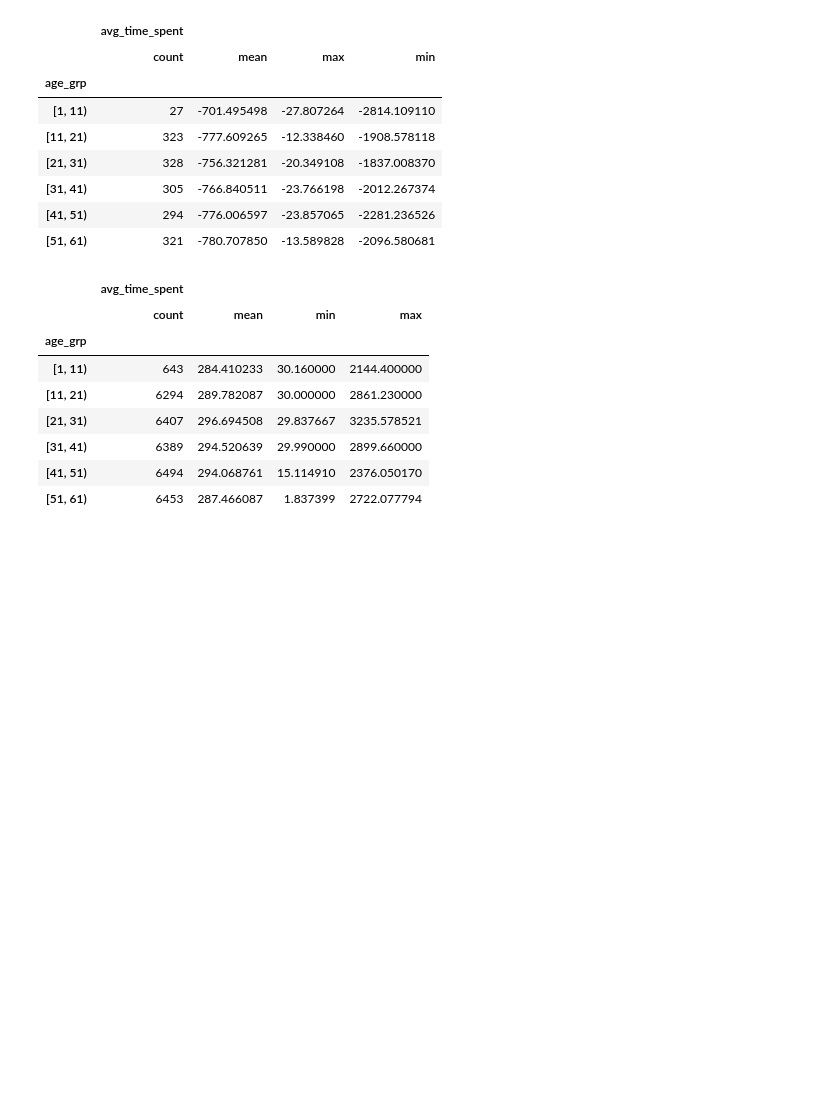
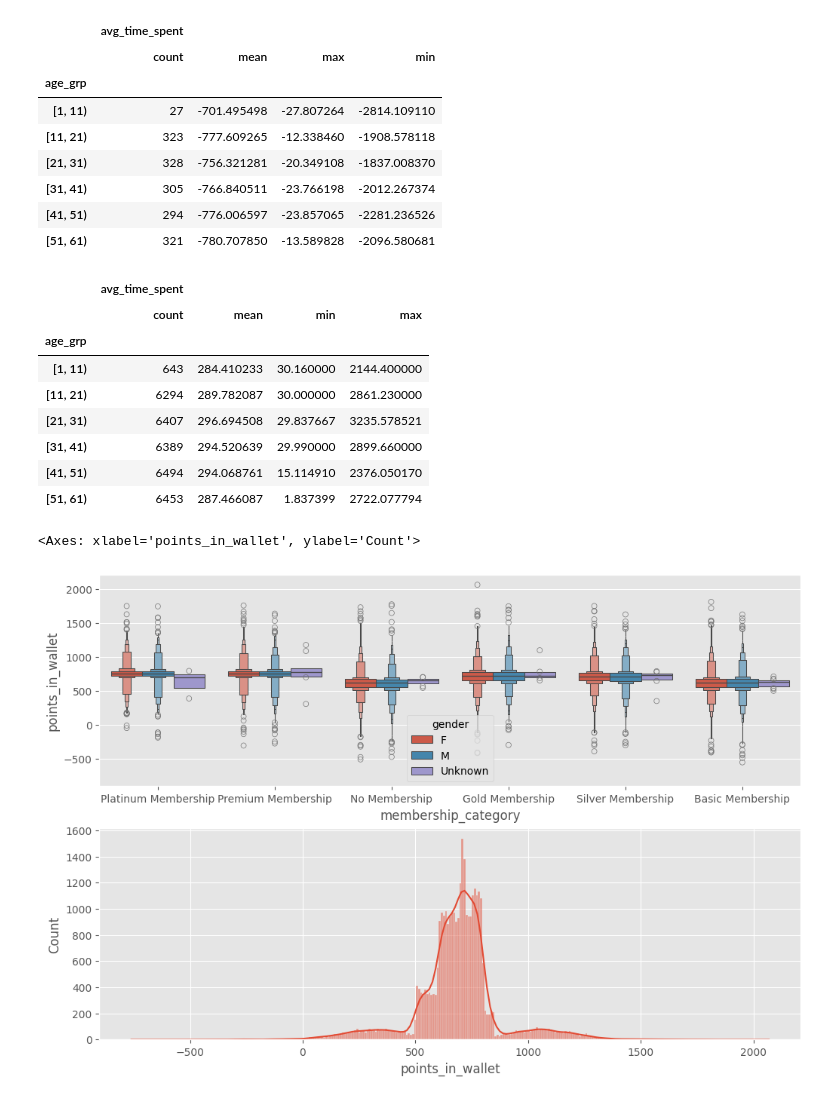
Before and after one commit to AshutoshsinghIndore/customer-churn-model, a Jupyter notebook: Notebook/Notebook.ipynb, the cells around one changed output. Cells and saved outputs as stored; diff of their text form; code cells hidden in the pictures; blank space fills up the shorter version.

```diff
--- a/Notebook/Notebook.ipynb
+++ b/Notebook/Notebook.ipynb
@@ -236,7 +239,15 @@ df[df['avg_time_spent'] > 0].groupby('age_grp').agg({
 | [41, 51) | 6494 | 294.068761 | 15.114910 | 2376.050170 |
 | [51, 61) | 6453 | 287.466087 | 1.837399 | 2722.077794 |
 # %%
+fig = plt.figure(figsize=(12, 8))
+gs = gridspec.GridSpec(2,1, figure=fig)
 
-sns.catplot(data = df, x = 'age_grp', y = 'avg_time_spent', hue = 'churn_risk_score', orient= 'h')
-plt.show()
+ax1 = fig.add_subplot(gs[0,0])
+sns.boxenplot(data = df, x = 'membership_category', y = 'points_in_wallet', hue = 'gender', ax = ax1)
+
+ax2 = fig.add_subplot(gs[1, 0])
+sns.histplot(df['points_in_wallet'], ax = ax2, kde = True)
+# %% [output]
+<Axes: xlabel='points_in_wallet', ylabel='Count'>
+[figure, added]
 # %%
```
Also changed, not shown: parts of 12 cells of this notebook.
